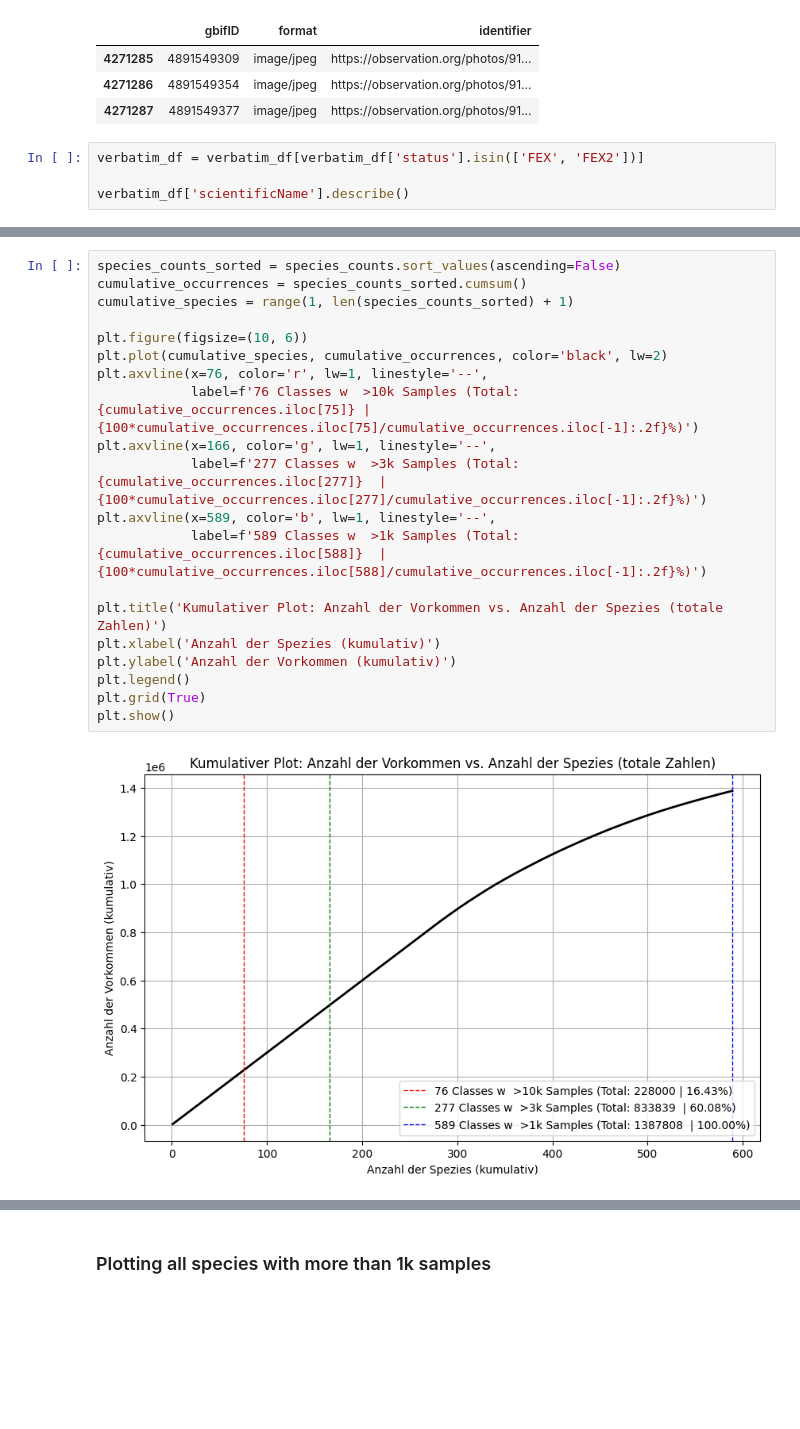
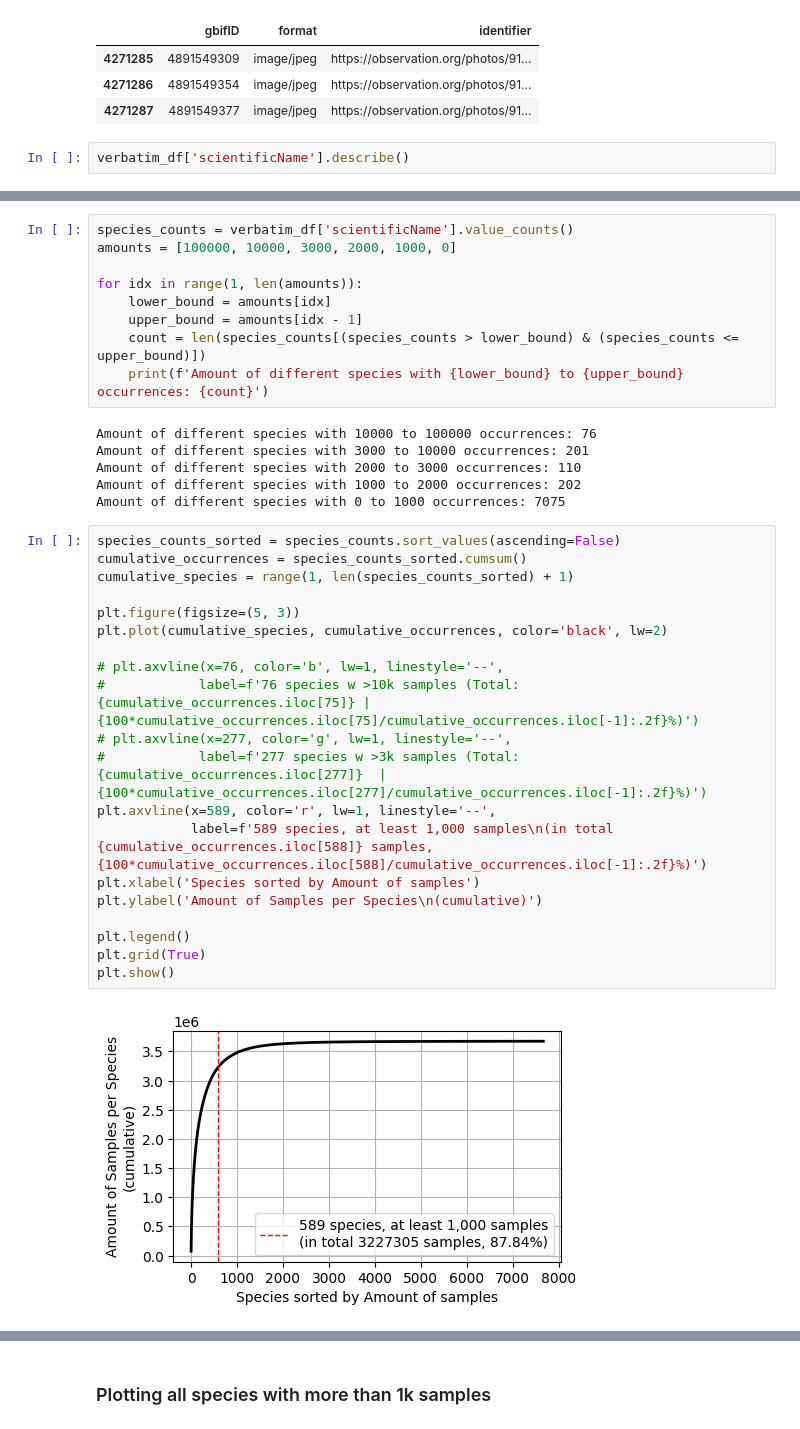
Before and after one commit to leo-grz/BachelorThesis_LepidopteraFGIC, a Jupyter notebook: notebooks/02_analysis.ipynb, the cells around one changed output, grey strips where cells are left out. Drawn from its saved outputs; the diff is of its cells as text; blank space fills up the shorter version.

```diff
--- a/notebooks/02_analysis.ipynb
+++ b/notebooks/02_analysis.ipynb
@@ -30,7 +29,5 @@ multimedia_df.tail(3)
 | 4271286 | 4891549354 | image/jpeg | https://observation.org/photos/91... |
 | 4271287 | 4891549377 | image/jpeg | https://observation.org/photos/91... |
 # %%
-verbatim_df = verbatim_df[verbatim_df['status'].isin(['FEX', 'FEX2'])]
-
 verbatim_df['scientificName'].describe()
 # %% [output]
@@ -55,22 +39,37 @@ Amount of different species with more than 995 occurrences: 589
+# %%
+species_counts = verbatim_df['scientificName'].value_counts()
+amounts = [100000, 10000, 3000, 2000, 1000, 0]
+
+for idx in range(1, len(amounts)):
+    lower_bound = amounts[idx]
+    upper_bound = amounts[idx - 1]
+    count = len(species_counts[(species_counts > lower_bound) & (species_counts <= upper_bound)])
+    print(f'Amount of different species with {lower_bound} to {upper_bound} occurrences: {count}')
+# %% [output]
+Amount of different species with 10000 to 100000 occurrences: 76
+Amount of different species with 3000 to 10000 occurrences: 201
+Amount of different species with 2000 to 3000 occurrences: 110
+Amount of different species with 1000 to 2000 occurrences: 202
+Amount of different species with 0 to 1000 occurrences: 7075
 # %%
 species_counts_sorted = species_counts.sort_values(ascending=False)
 cumulative_occurrences = species_counts_sorted.cumsum()
 cumulative_species = range(1, len(species_counts_sorted) + 1)
 
-plt.figure(figsize=(10, 6))
+plt.figure(figsize=(5, 3))
 plt.plot(cumulative_species, cumulative_occurrences, color='black', lw=2)
-plt.axvline(x=76, color='r', lw=1, linestyle='--',
-            label=f'76 Classes w  >10k Samples (Total: {cumulative_occurrences.iloc[75]} | {100*cumulative_occurrences.iloc[75]/cumulative_occurrences.iloc[-1]:.2f}%)')
-plt.axvline(x=166, color='g', lw=1, linestyle='--',
-            label=f'277 Classes w  >3k Samples (Total: {cumulative_occurrences.iloc[277]}  | {100*cumulative_occurrences.iloc[277]/cumulative_occurrences.iloc[-1]:.2f}%)')
-plt.axvline(x=589, color='b', lw=1, linestyle='--',
-            label=f'589 Classes w  >1k Samples (Total: {cumulative_occurrences.iloc[588]}  | {100*cumulative_occurrences.iloc[588]/cumulative_occurrences.iloc[-1]:.2f}%)')
 
-plt.title('Kumulativer Plot: Anzahl der Vorkommen vs. Anzahl der Spezies (totale Zahlen)')
-plt.xlabel('Anzahl der Spezies (kumulativ)')
-plt.ylabel('Anzahl der Vorkommen (kumulativ)')
+# plt.axvline(x=76, color='b', lw=1, linestyle='--',
+#            label=f'76 species w >10k samples (Total: {cumulative_occurrences.iloc[75]} | {100*cumulative_occurrences.iloc[75]/cumulative_occurrences.iloc[-1]:.2f}%)')
+# plt.axvline(x=277, color='g', lw=1, linestyle='--',
+#            label=f'277 species w >3k samples (Total: {cumulative_occurrences.iloc[277]}  | {100*cumulative_occurrences.iloc[277]/cumulative_occurrences.iloc[-1]:.2f}%)')
+plt.axvline(x=589, color='r', lw=1, linestyle='--',
+            label=f'589 species, at least 1,000 samples\n(in total {cumulative_occurrences.iloc[588]} samples, {100*cumulative_occurrences.iloc[588]/cumulative_occurrences.iloc[-1]:.2f}%)')
+plt.xlabel('Species sorted by Amount of samples')
+plt.ylabel('Amount of Samples per Species\n(cumulative)')
+
 plt.legend()
 plt.grid(True)
 plt.show()
 # %% [output]
-[figure, old version]
+[figure, new version]
```
Also changed, not shown: parts of 6 cells of this notebook, 44 other files.
